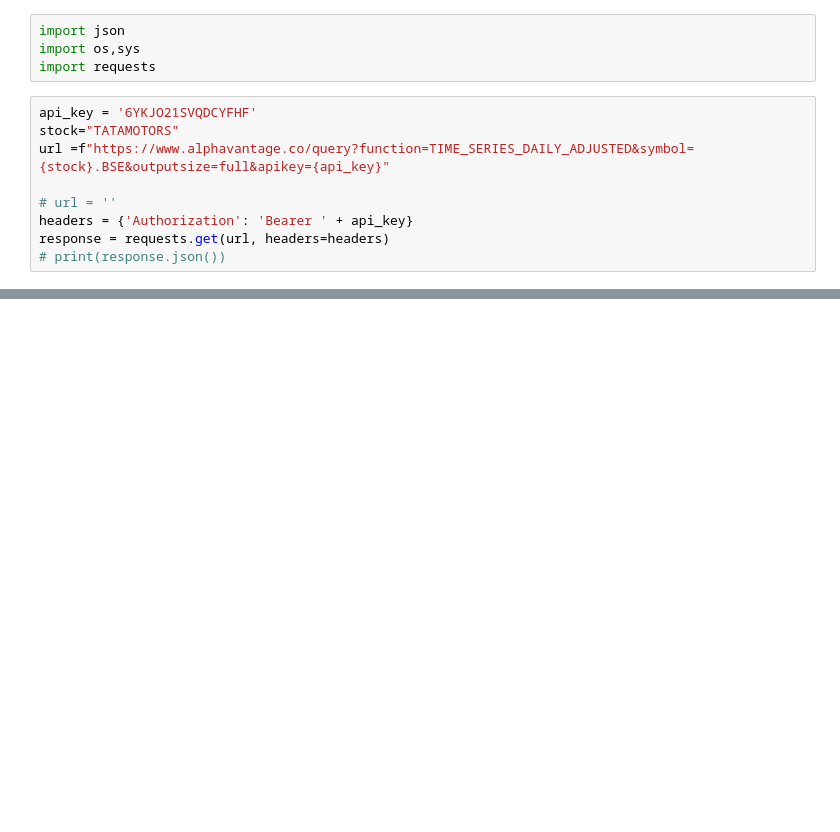
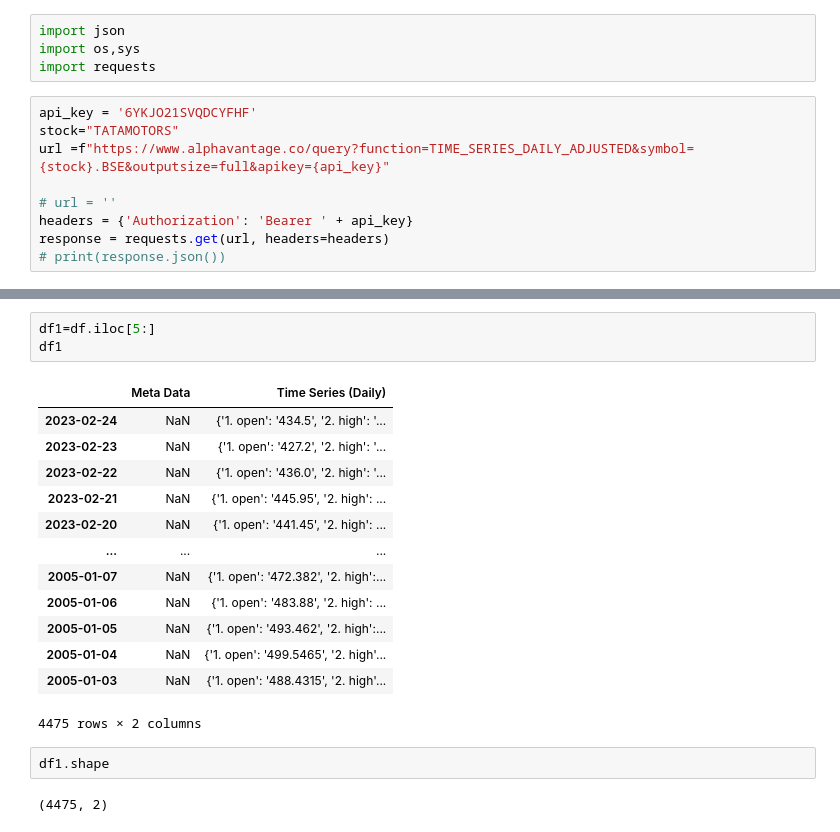
Before and after one commit to manish7065/Intern_finance, a Jupyter notebook: Notebook/trial.ipynb, the cells around one changed output, grey strips where cells are left out. Saved outputs shown, nothing was run; the diff lists cells and outputs as text; blank space fills up the shorter version.

```diff
--- a/Notebook/trial.ipynb
+++ b/Notebook/trial.ipynb
@@ -48,0 +113,21 @@ df
+# %%
+df1=df.iloc[5:]
+df1
+# %% [output]
+|  | Meta Data | Time Series (Daily) |
+| 2023-02-24 | NaN | {'1. open': '434.5', '2. high': '... |
+| 2023-02-23 | NaN | {'1. open': '427.2', '2. high': '... |
+| 2023-02-22 | NaN | {'1. open': '436.0', '2. high': '... |
+| 2023-02-21 | NaN | {'1. open': '445.95', '2. high': ... |
+| 2023-02-20 | NaN | {'1. open': '441.45', '2. high': ... |
+| ... | ... | ... |
+| 2005-01-07 | NaN | {'1. open': '472.382', '2. high':... |
+| 2005-01-06 | NaN | {'1. open': '483.88', '2. high': ... |
+| 2005-01-05 | NaN | {'1. open': '493.462', '2. high':... |
+| 2005-01-04 | NaN | {'1. open': '499.5465', '2. high'... |
+| 2005-01-03 | NaN | {'1. open': '488.4315', '2. high'... |
+4475 rows × 2 columns
+# %%
+df1.shape
+# %% [output]
+(4475, 2)
```
Also changed, not shown: parts of 19 cells of this notebook, 5 other files.
